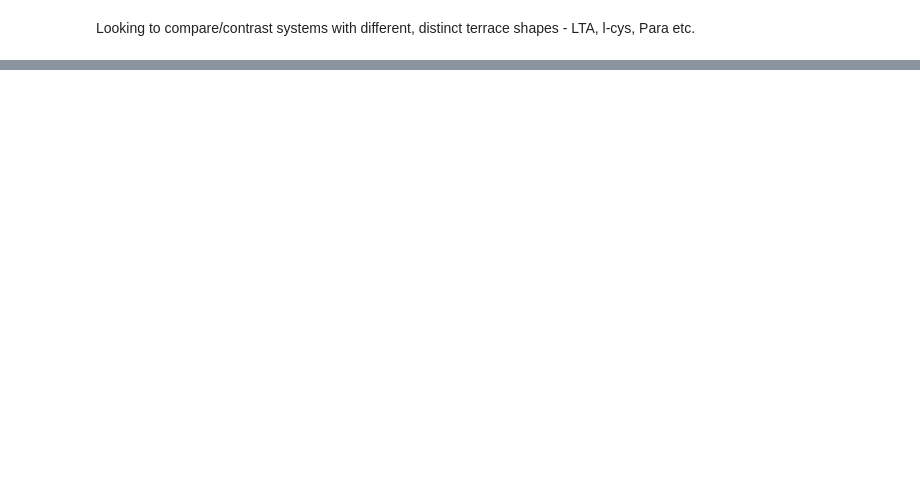
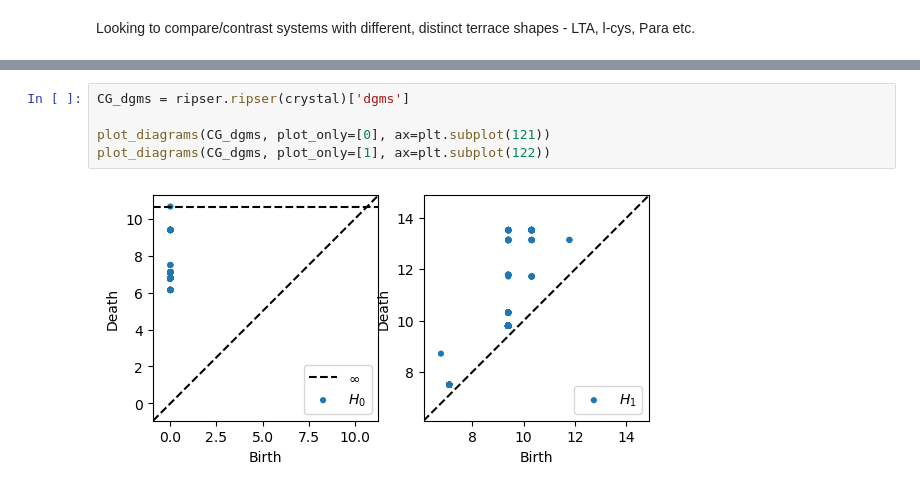
Before and after one commit to st-te/AFML, a Jupyter notebook: AFML_workflow_test.ipynb, the cells around one changed output, grey strips where cells are left out. Drawn from its saved outputs; the diff is of its cells as text; blank space fills up the shorter version.

```diff
--- a/AFML_workflow_test.ipynb
+++ b/AFML_workflow_test.ipynb
@@ -26,0 +387,7 @@ par_afm = None
+# %%
+CG_dgms = ripser.ripser(crystal)['dgms']
+
+plot_diagrams(CG_dgms, plot_only=[0], ax=plt.subplot(121))
+plot_diagrams(CG_dgms, plot_only=[1], ax=plt.subplot(122))
+# %% [output]
+[figure, added]
```
Also changed, not shown: parts of 16 cells of this notebook, 1 other file.
